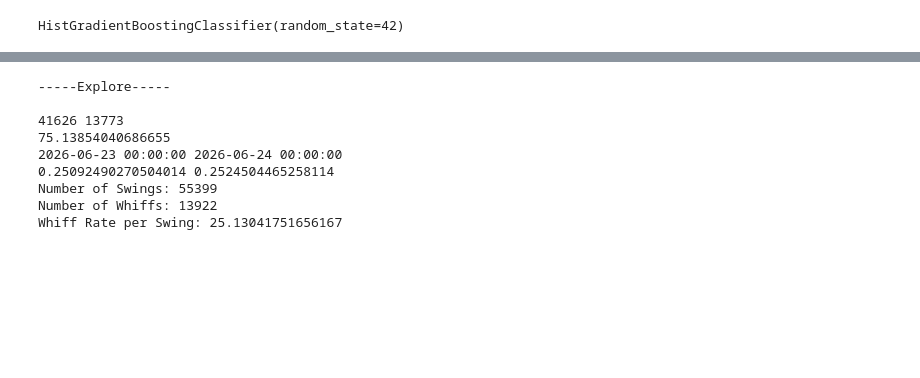
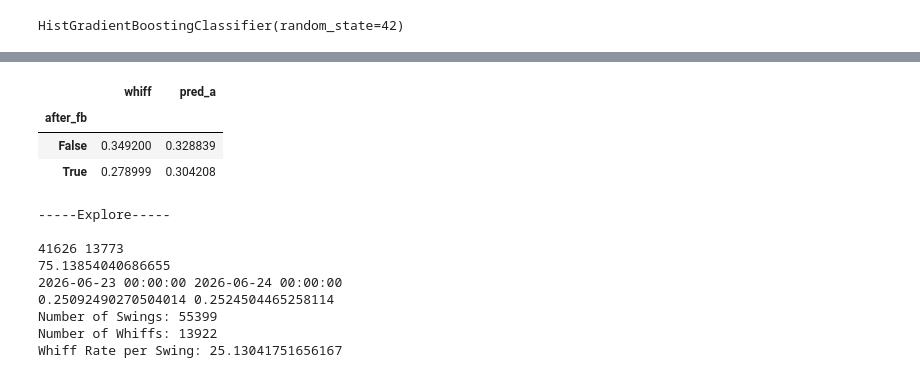
Before and after one commit to Mgomez1023/pitch-sequencing-model, a Jupyter notebook: main.ipynb, the cells around one changed output, grey strips where cells are left out. Saved outputs shown, nothing was run; the diff lists cells and outputs as text; code cells hidden in the pictures; blank space fills up the shorter version.

```diff
--- a/main.ipynb
+++ b/main.ipynb
@@ -77,3 +158,14 @@ Model Baseline Mean: 0.2509249027050401
+# %%
+t = test.copy()
+t["pred_a"] = probs
+t = t[t["pitch_type"].isin(offspeed) & t["prev_pitch_type"].notna()].copy()
+t["after_fb"] = t["prev_pitch_type"].isin(fastballs)
+t.groupby("after_fb")[["whiff", "pred_a"]].mean()
+# %% [output]
+|  | whiff | pred_a |
+| after_fb |  |  |
+| False | 0.349200 | 0.328839 |
+| True | 0.278999 | 0.304208 |
 # %%
 # Explore
 print("\n-----Explore-----\n")
```
Also changed, not shown: parts of 10 cells of this notebook.
